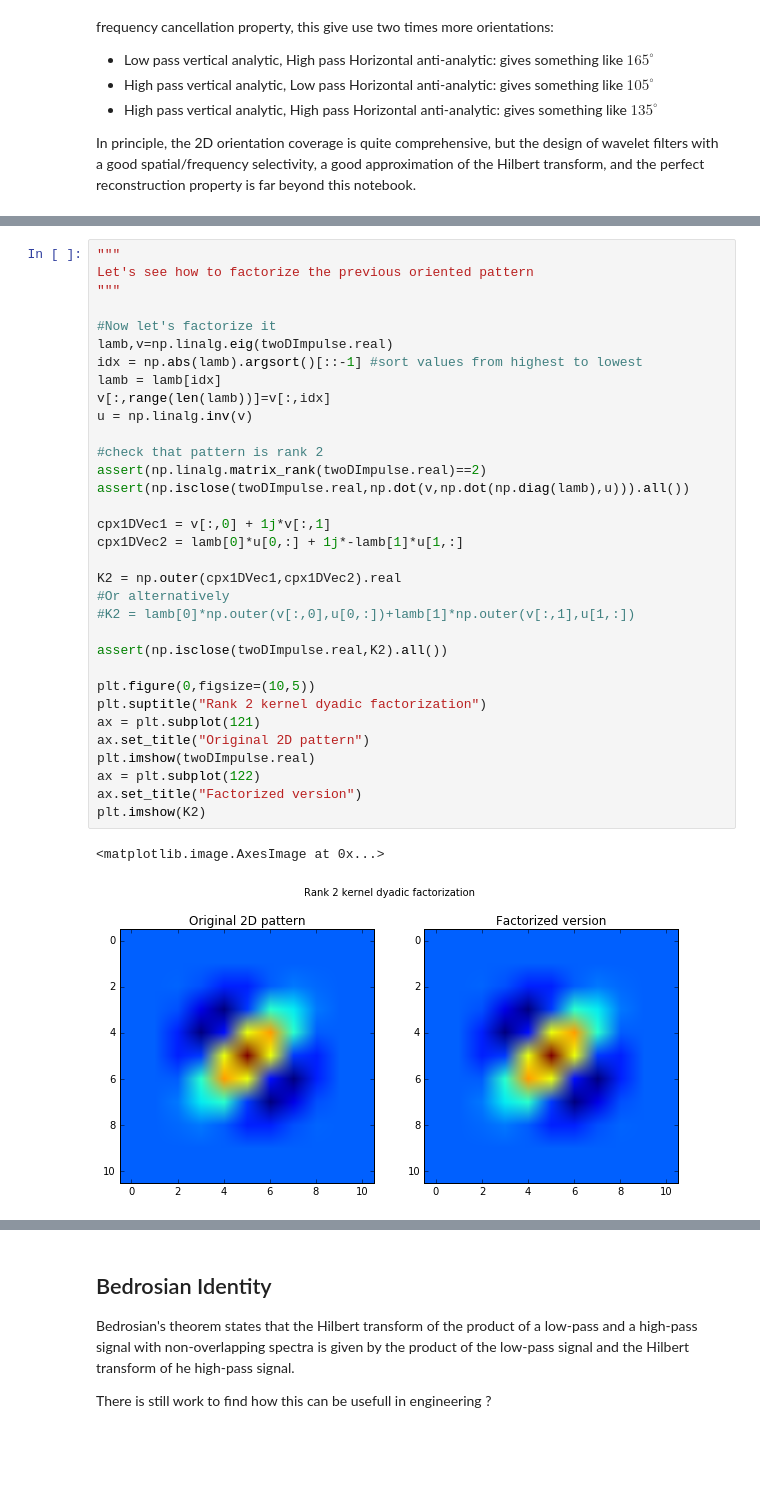
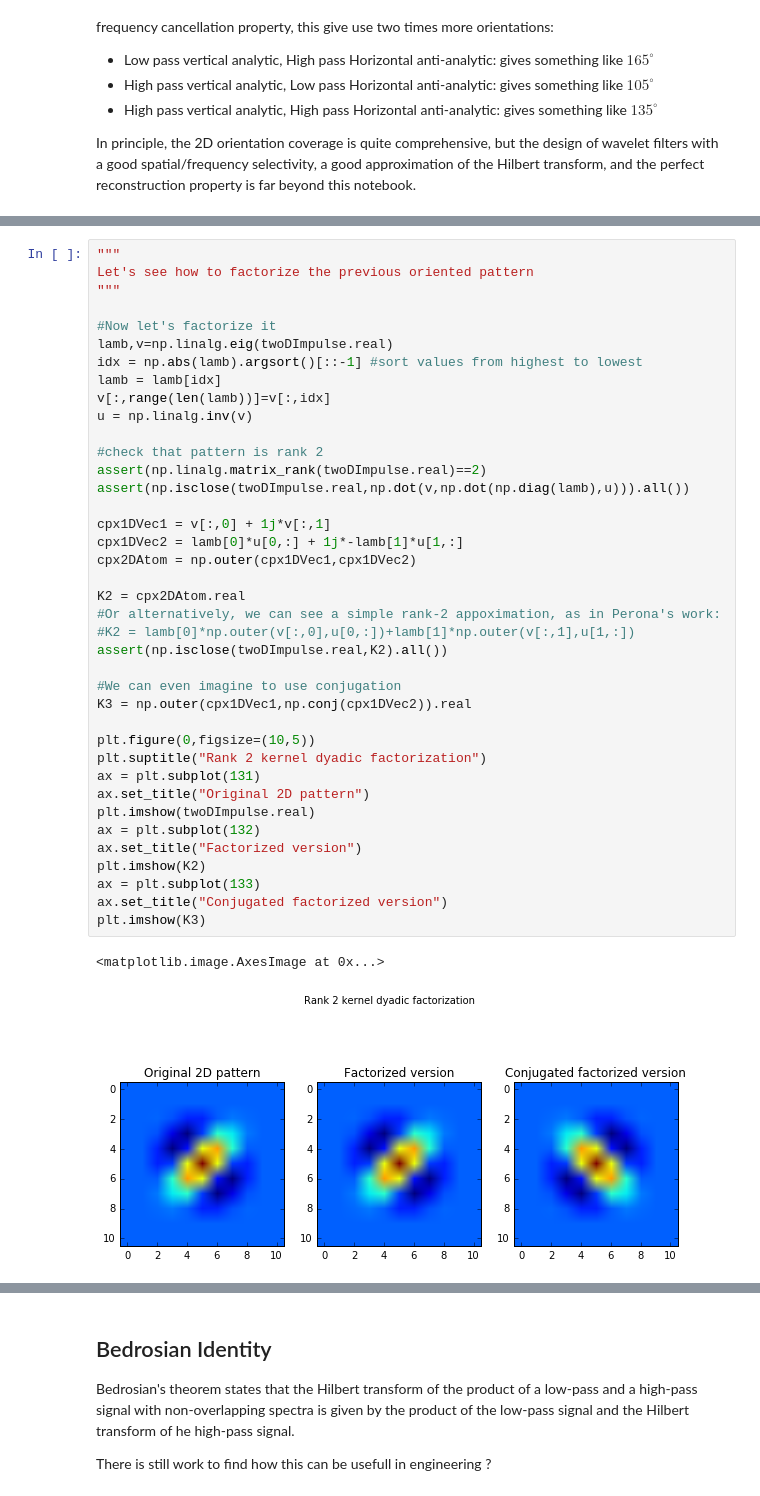
Before and after one commit to pierrepaleo/SignalProcessing-Python, a Jupyter notebook: HilbertTransform.ipynb, the cells around one changed output, grey strips where cells are left out. Drawn from its saved outputs; the diff is of its cells as text; blank space fills up the shorter version.

```diff
--- a/HilbertTransform.ipynb
+++ b/HilbertTransform.ipynb
@@ -660,36 +662,42 @@ $$
 # %%
 """
 Let's see how to factorize the previous oriented pattern
 """
 
 #Now let's factorize it
 lamb,v=np.linalg.eig(twoDImpulse.real)
 idx = np.abs(lamb).argsort()[::-1] #sort values from highest to lowest
 lamb = lamb[idx]
 v[:,range(len(lamb))]=v[:,idx]
 u = np.linalg.inv(v)
 
 #check that pattern is rank 2
 assert(np.linalg.matrix_rank(twoDImpulse.real)==2)
 assert(np.isclose(twoDImpulse.real,np.dot(v,np.dot(np.diag(lamb),u))).all())
 
 cpx1DVec1 = v[:,0] + 1j*v[:,1]
 cpx1DVec2 = lamb[0]*u[0,:] + 1j*-lamb[1]*u[1,:]
+cpx2DAtom = np.outer(cpx1DVec1,cpx1DVec2)
 
-K2 = np.outer(cpx1DVec1,cpx1DVec2).real
-#Or alternatively
+K2 = cpx2DAtom.real
+#Or alternatively, we can see a simple rank-2 appoximation, as in Perona's work:
 #K2 = lamb[0]*np.outer(v[:,0],u[0,:])+lamb[1]*np.outer(v[:,1],u[1,:])
+assert(np.isclose(twoDImpulse.real,K2).all())
 
-assert(np.isclose(twoDImpulse.real,K2).all())
+#We can even imagine to use conjugation
+K3 = np.outer(cpx1DVec1,np.conj(cpx1DVec2)).real
 
 plt.figure(0,figsize=(10,5))
 plt.suptitle("Rank 2 kernel dyadic factorization")
-ax = plt.subplot(121)
+ax = plt.subplot(131)
 ax.set_title("Original 2D pattern")
 plt.imshow(twoDImpulse.real)
-ax = plt.subplot(122)
+ax = plt.subplot(132)
 ax.set_title("Factorized version")
 plt.imshow(K2)
+ax = plt.subplot(133)
+ax.set_title("Conjugated factorized version")
+plt.imshow(K3)
 # %% [output]
 <matplotlib.image.AxesImage at 0x...>
-[figure, old version]
+[figure, new version]
```
Also changed, not shown: parts of 6 cells of this notebook.
